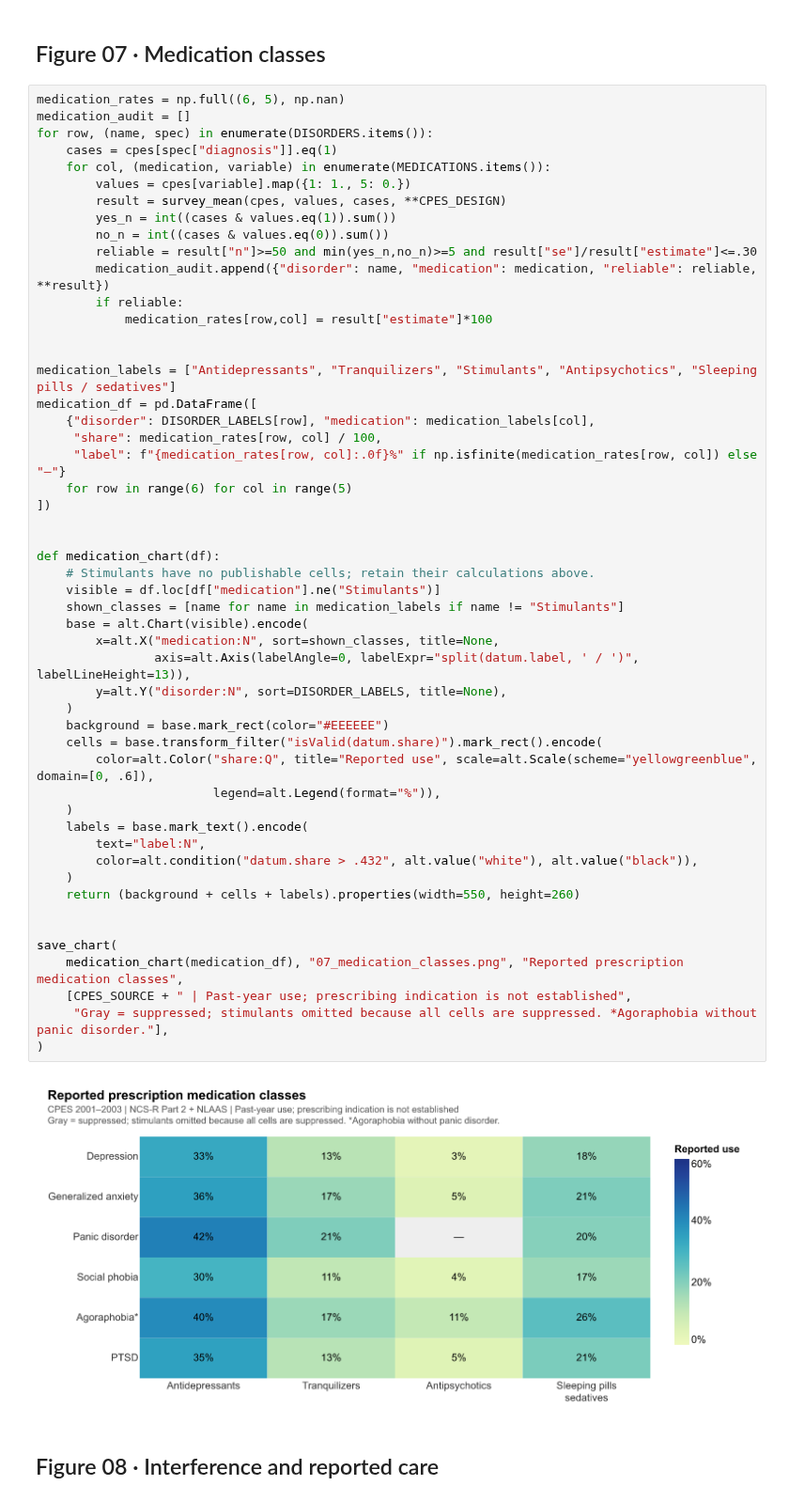
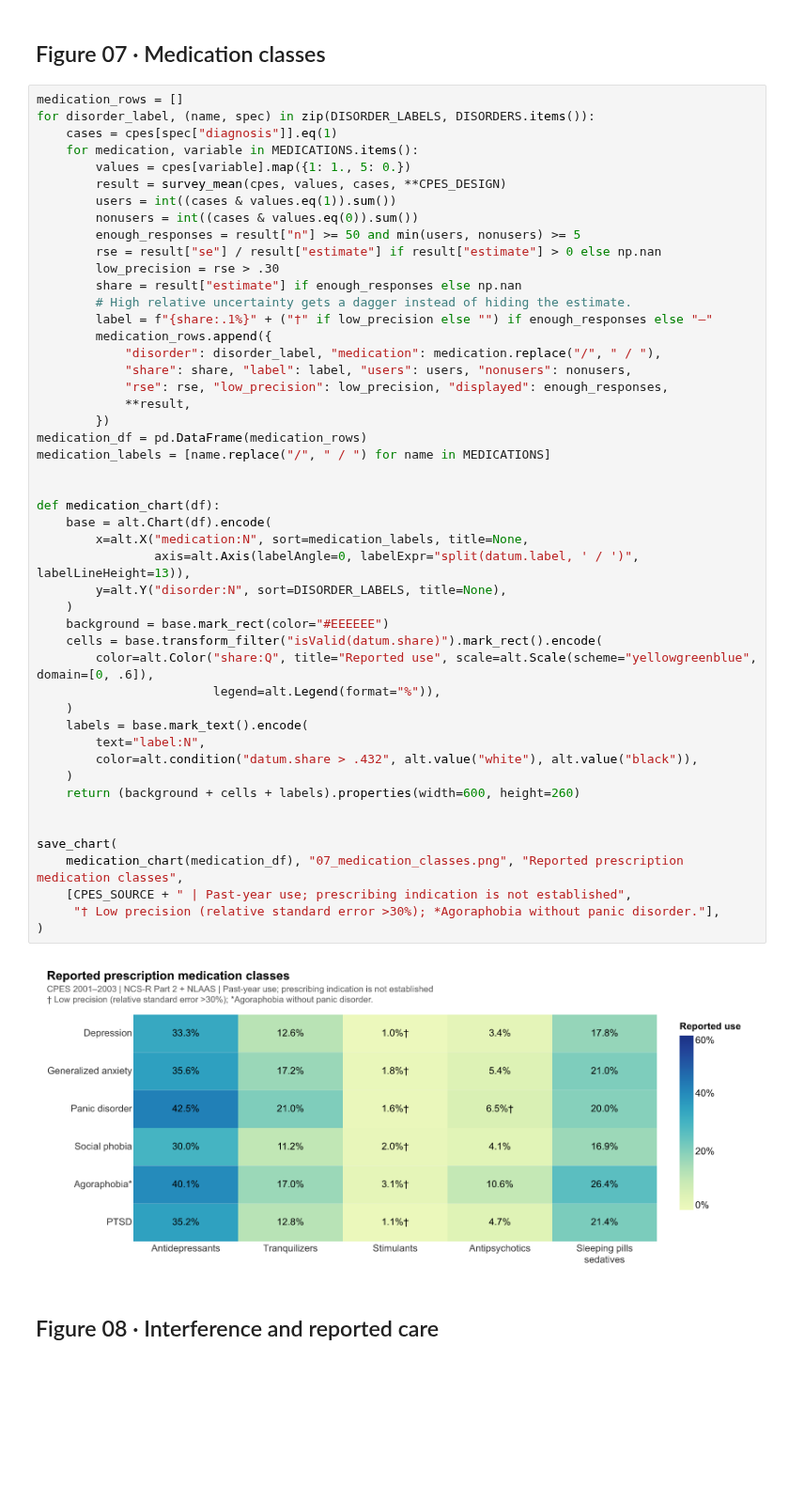
Before and after one commit to judycchen/capp30239-data-visualization_judy-chen, a Jupyter notebook: static-viz-project/milestone2_draft/static-draft.ipynb, the cells around one changed output. Shown at 94% size. Cells and saved outputs as stored; diff of their text form; blank space fills up the shorter version.

Commit message:
Show low-precision medication estimates with flags

```diff
--- a/static-viz-project/milestone2_draft/static-draft.ipynb
+++ b/static-viz-project/milestone2_draft/static-draft.ipynb
@@ -447,58 +447,55 @@ save_chart(
 # %% [markdown]
 ## Figure 07 · Medication classes
 # %%
-medication_rates = np.full((6, 5), np.nan)
-medication_audit = []
-for row, (name, spec) in enumerate(DISORDERS.items()):
+medication_rows = []
+for disorder_label, (name, spec) in zip(DISORDER_LABELS, DISORDERS.items()):
     cases = cpes[spec["diagnosis"]].eq(1)
-    for col, (medication, variable) in enumerate(MEDICATIONS.items()):
+    for medication, variable in MEDICATIONS.items():
         values = cpes[variable].map({1: 1., 5: 0.})
         result = survey_mean(cpes, values, cases, **CPES_DESIGN)
-        yes_n = int((cases & values.eq(1)).sum())
-        no_n = int((cases & values.eq(0)).sum())
-        reliable = result["n"]>=50 and min(yes_n,no_n)>=5 and result["se"]/result["estimate"]<=.30
-        medication_audit.append({"disorder": name, "medication": medication, "reliable": reliable, **result})
-        if reliable:
-            medication_rates[row,col] = result["estimate"]*100
-
-
-medication_labels = ["Antidepressants", "Tranquilizers", "Stimulants", "Antipsychotics", "Sleeping pills / sedatives"]
-medication_df = pd.DataFrame([
-    {"disorder": DISORDER_LABELS[row], "medication": medication_labels[col],
-     "share": medication_rates[row, col] / 100,
-     "label": f"{medication_rates[row, col]:.0f}%" if np.isfinite(medication_rates[row, col]) else "—"}
-    for row in range(6) for col in range(5)
-])
+        users = int((cases & values.eq(1)).sum())
+        nonusers = int((cases & values.eq(0)).sum())
+        enough_responses = result["n"] >= 50 and min(users, nonusers) >= 5
+        rse = result["se"] / result["estimate"] if result["estimate"] > 0 else np.nan
+        low_precision = rse > .30
+        share = result["estimate"] if enough_responses else np.nan
+        # High relative uncertainty gets a dagger instead of hiding the estimate.
+        label = f"{share:.1%}" + ("†" if low_precision else "") if enough_responses else "—"
+        medication_rows.append({
+            "disorder": disorder_label, "medication": medication.replace("/", " / "),
+            "share": share, "label": label, "users": users, "nonusers": nonusers,
+            "rse": rse, "low_precision": low_precision, "displayed": enough_responses,
+            **result,
+        })
+medication_df = pd.DataFrame(medication_rows)
+medication_labels = [name.replace("/", " / ") for name in MEDICATIONS]
 
 
 def medication_chart(df):
-    # Stimulants have no publishable cells; retain their calculations above.
-    visible = df.loc[df["medication"].ne("Stimulants")]
-    shown_classes = [name for name in medication_labels if name != "Stimulants"]
-    base = alt.Chart(visible).encode(
-        x=alt.X("medication:N", sort=shown_classes, title=None,
+    base = alt.Chart(df).encode(
+        x=alt.X("medication:N", sort=medication_labels, title=None,
                 axis=alt.Axis(labelAngle=0, labelExpr="split(datum.label, ' / ')", labelLineHeight=13)),
         y=alt.Y("disorder:N", sort=DISORDER_LABELS, title=None),
     )
     background = base.mark_rect(color="#EEEEEE")
     cells = base.transform_filter("isValid(datum.share)").mark_rect().encode(
         color=alt.Color("share:Q", title="Reported use", scale=alt.Scale(scheme="yellowgreenblue", domain=[0, .6]),
                         legend=alt.Legend(format="%")),
     )
     labels = base.mark_text().encode(
         text="label:N",
         color=alt.condition("datum.share > .432", alt.value("white"), alt.value("black")),
     )
-    return (background + cells + labels).properties(width=550, height=260)
+    return (background + cells + labels).properties(width=600, height=260)
 
 
 save_chart(
     medication_chart(medication_df), "07_medication_classes.png", "Reported prescription medication classes",
     [CPES_SOURCE + " | Past-year use; prescribing indication is not established",
-     "Gray = suppressed; stimulants omitted because all cells are suppressed. *Agoraphobia without panic disorder."],
+     "† Low precision (relative standard error >30%); *Agoraphobia without panic disorder."],
 )
 # %% [output]
-[figure, old version]
+[figure, new version]
 # %% [markdown]
 ## Figure 08 · Interference and reported care
 # %%
```
Also changed, not shown: 3 other files.
